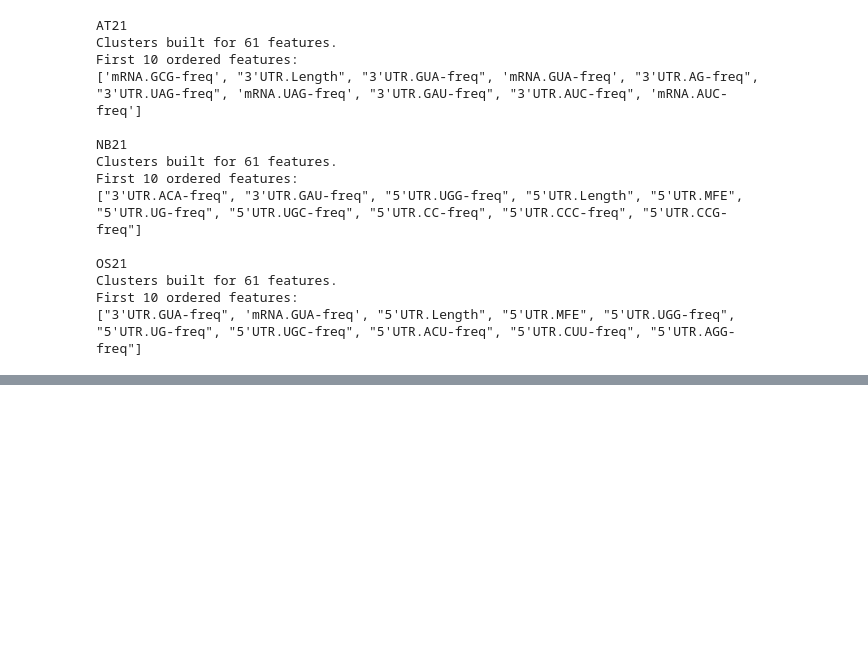
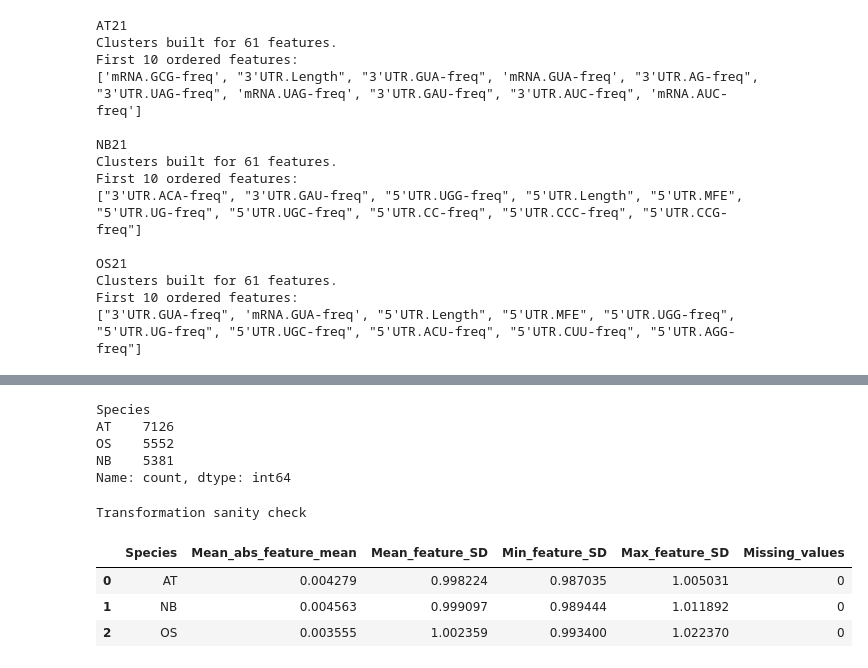
Before and after one commit to ih-11/regression, a Jupyter notebook: notebooks/analysis5_step1.ipynb, the cells around one changed output, grey strips where cells are left out. Cells and saved outputs as stored; diff of their text form; code cells hidden in the pictures; blank space fills up the shorter version.

```diff
--- a/notebooks/analysis5_step1.ipynb
+++ b/notebooks/analysis5_step1.ipynb
@@ -1310,0 +1605,68 @@ display(candidate_cluster_df.head(30))
+# %%
+# ============================================
+# Prepare transformed candidate-feature data
+# Exact feature space used by LightGBM
+# ============================================
+
+model_rows = []
+
+for species_key in SPECIES:
+
+    species = SPECIES_INFO[species_key]["label"]
+    bundle = lgbm_data[species_key]
+
+    x_model = pd.concat([bundle["x_train_model"], bundle["x_test_model"]], axis=0)[candidate_features].copy()
+    metadata = pd.concat([bundle["train_metadata"], bundle["test_metadata"]], axis=0).copy()
+
+    assert x_model.index.equals(metadata.index)
+    assert list(x_model.columns) == candidate_features
+
+    species_df = pd.concat([metadata, x_model], axis=1)
+    species_df.insert(0, "Species", species)
+    species_df.insert(1, "Species_key", species_key)
+
+    model_rows.append(species_df)
+
+candidate_model_master_df = pd.concat(model_rows, ignore_index=True)
+
+# --------------------------------------------
+# Integrity checks
+# --------------------------------------------
+
+assert len(candidate_model_master_df) == len(candidate_master_df)
+assert candidate_model_master_df["Species"].value_counts().sort_index().equals(
+    candidate_master_df["Species"].value_counts().sort_index()
+)
+
+print("Transformed candidate-feature dataset")
+print("-------------------------------------")
+print("Shape    :", candidate_model_master_df.shape)
+print("Features :", len(candidate_features))
+
+print("\nSpecies counts")
+display(candidate_model_master_df["Species"].value_counts())
+
+# --------------------------------------------
+# Transformation sanity check by species
+# --------------------------------------------
+
+transform_check_rows = []
+
+for species in ["AT", "NB", "OS"]:
+
+    temp = candidate_model_master_df.loc[candidate_model_master_df["Species"] == species, candidate_features]
+
+    transform_check_rows.append({
+        "Species": species,
+        "Mean_abs_feature_mean": temp.mean().abs().mean(),
+        "Mean_feature_SD": temp.std().mean(),
+        "Min_feature_SD": temp.std().min(),
+        "Max_feature_SD": temp.std().max(),
+        "Missing_values": int(temp.isna().sum().sum()),
+    })
+
+transform_check_df = pd.DataFrame(transform_check_rows)
+
+print("\nTransformation sanity check")
+display(transform_check_df)
+# %% [output]
@@ -1310,0 +1679,10 @@ display(candidate_cluster_df.head(30))
+Species
+AT    7126
+OS    5552
+NB    5381
+Name: count, dtype: int64
+Transformation sanity check
+|  | Species | Mean_abs_feature_mean | Mean_feature_SD | Min_feature_SD | Max_feature_SD | Missing_values |
+| 0 | AT | 0.004279 | 0.998224 | 0.987035 | 1.005031 | 0 |
+| 1 | NB | 0.004563 | 0.999097 | 0.989444 | 1.011892 | 0 |
+| 2 | OS | 0.003555 | 1.002359 | 0.993400 | 1.022370 | 0 |
```
Also changed, not shown: parts of 7 cells of this notebook.
